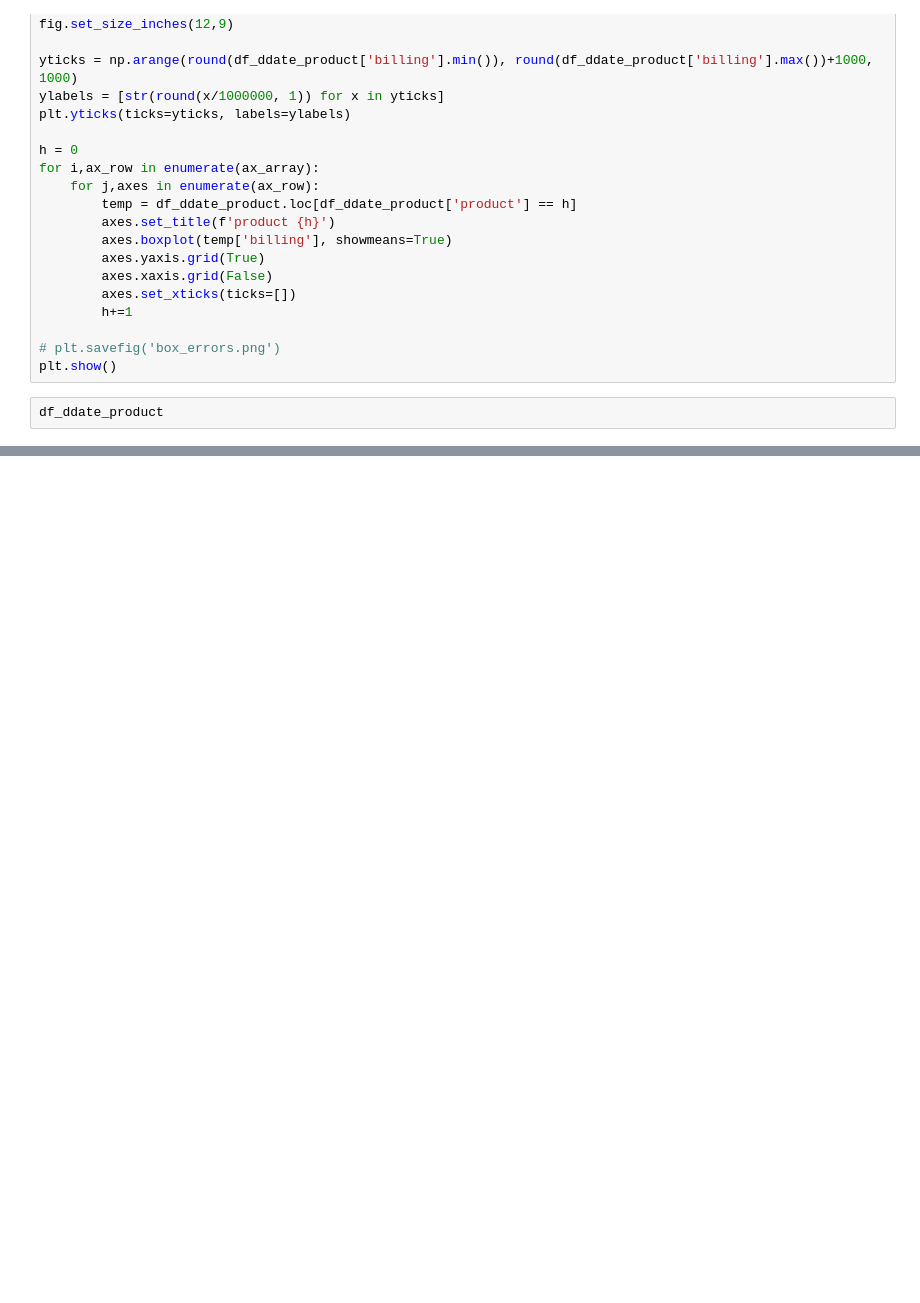
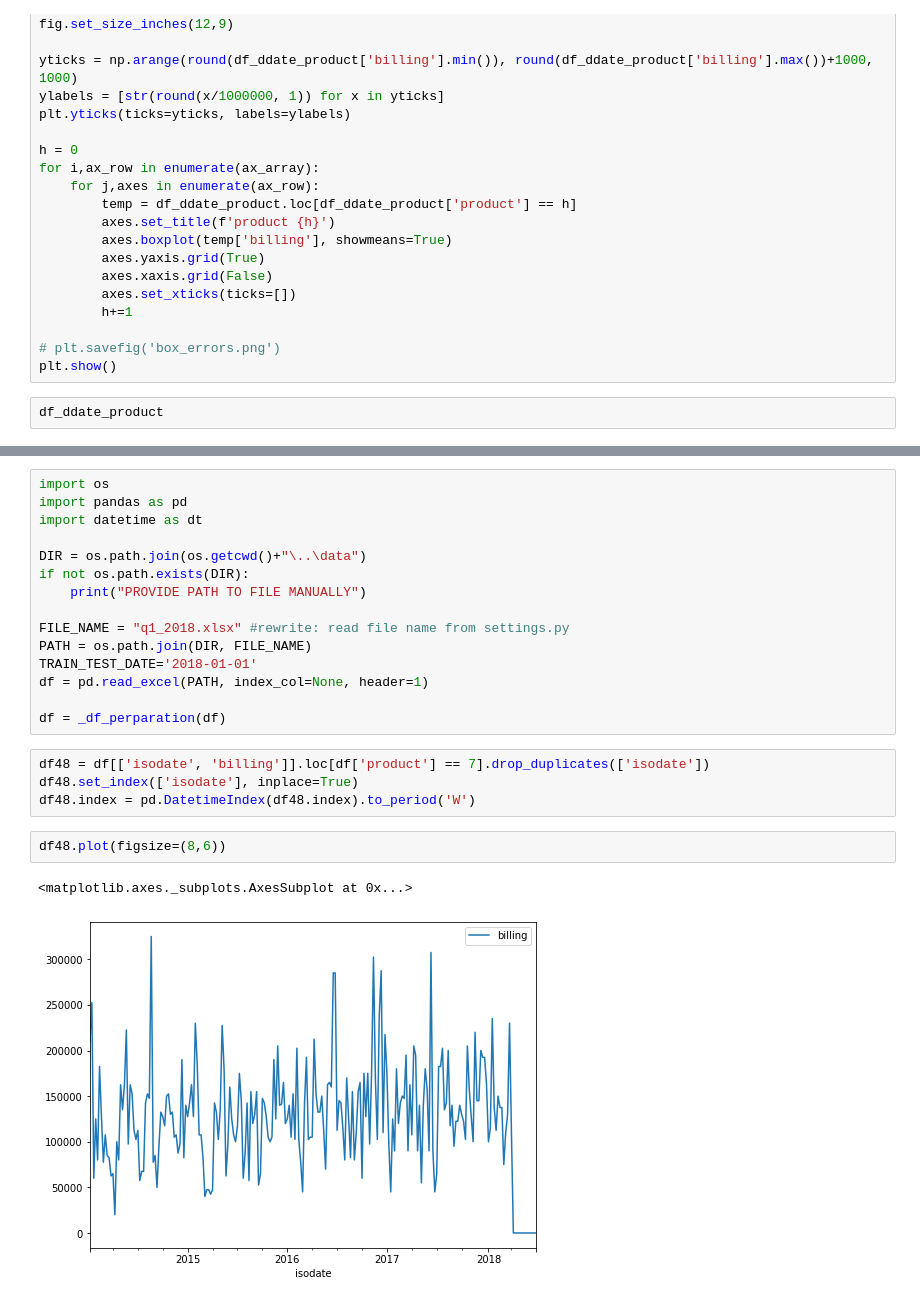
Before and after one commit to tavern-master228/forecast-challenge, a Jupyter notebook: notebook/Descriptive Statistics.ipynb, the cells around one changed output, grey strips where cells are left out. Drawn from its saved outputs; the diff is of its cells as text; blank space fills up the shorter version.

```diff
--- a/notebook/Descriptive Statistics.ipynb
+++ b/notebook/Descriptive Statistics.ipynb
@@ -878,0 +918,24 @@ df_ddate_product
+# %%
+import os
+import pandas as pd
+import datetime as dt
+
+DIR = os.path.join(os.getcwd()+"\..\data")
+if not os.path.exists(DIR):
+    print("PROVIDE PATH TO FILE MANUALLY")
+
+FILE_NAME = "q1_2018.xlsx" #rewrite: read file name from settings.py
+PATH = os.path.join(DIR, FILE_NAME)
+TRAIN_TEST_DATE='2018-01-01'
+df = pd.read_excel(PATH, index_col=None, header=1)
+
+df = _df_perparation(df)
+# %%
+df48 = df[['isodate', 'billing']].loc[df['product'] == 7].drop_duplicates(['isodate'])
+df48.set_index(['isodate'], inplace=True)
+df48.index = pd.DatetimeIndex(df48.index).to_period('W')
+# %%
+df48.plot(figsize=(8,6))
+# %% [output]
+<matplotlib.axes._subplots.AxesSubplot at 0x...>
+[figure, added]
```
Also changed, not shown: parts of 4 cells of this notebook, 31 other files.
